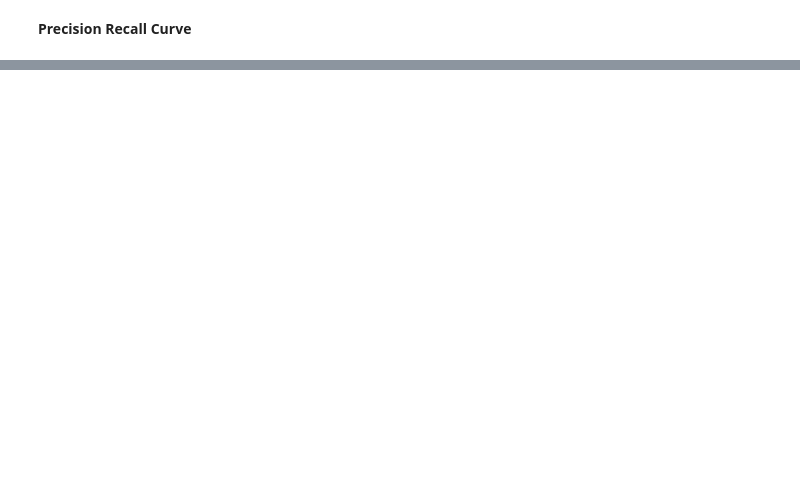
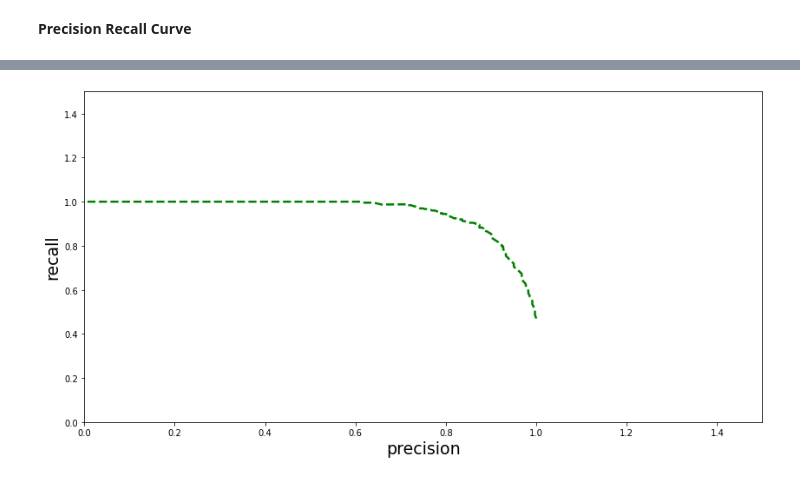
Before and after one commit to sunnylistax25/Titanic, a Jupyter notebook: Titanic.ipynb, the cells around one changed output, grey strips where cells are left out. Saved outputs shown, nothing was run; the diff lists cells and outputs as text; code cells hidden in the pictures; blank space fills up the shorter version.

```diff
--- a/Titanic.ipynb
+++ b/Titanic.ipynb
@@ -783,2 +780,21 @@ f1_score(Y_train, predictions)
 # %% [markdown]
 **Precision Recall Curve**
+# %%
+from sklearn.metrics import precision_recall_curve
+
+#getting the probabilities of our predictions
+y_scores = random_forest.predict_proba(X_train)
+y_scores = y_scores[:, 1]
+
+precision, recall, threshold = precision_recall_curve(Y_train, y_scores)
+
+def plot_precision_and_recall( precision, recall, threshold):
+  plt.plot(threshold, precision[:-1], 'r-', label='precision', linewidth=5)
+  plt.plot(threshold, recall[:-1], 'b', label='recall', linewidth=5)
+  plt.xlabel('threshold', fontsize=19)
+  plt.legend(loc='upper right', fontsize=19)
+  plt.ylim([0, 1])
+
+plt.figure(figsize=(14,7))
+plot_precision_and_recall(precision, recall, threshold)
+plt.show()
@@ -784,0 +803,14 @@ f1_score(Y_train, predictions)
+# %%
+# plt.axis takes 4 values to set the min and max values for x axis and y axis
+
+def plot_precision_vs_recall(precision, recall):
+  plt.plot(recall, precision, 'g--', linewidth=2.5)
+  plt.ylabel('recall', fontsize=19)
+  plt.xlabel('precision', fontsize=19)
+  plt.axis([0, 1.5, 0, 1.5])
+
+plt.figure(figsize=(14,7))
+plot_precision_vs_recall(precision, recall)
+plt.show()
+# %% [output]
+[figure, added]
```
Also changed, not shown: parts of 20 cells of this notebook.
